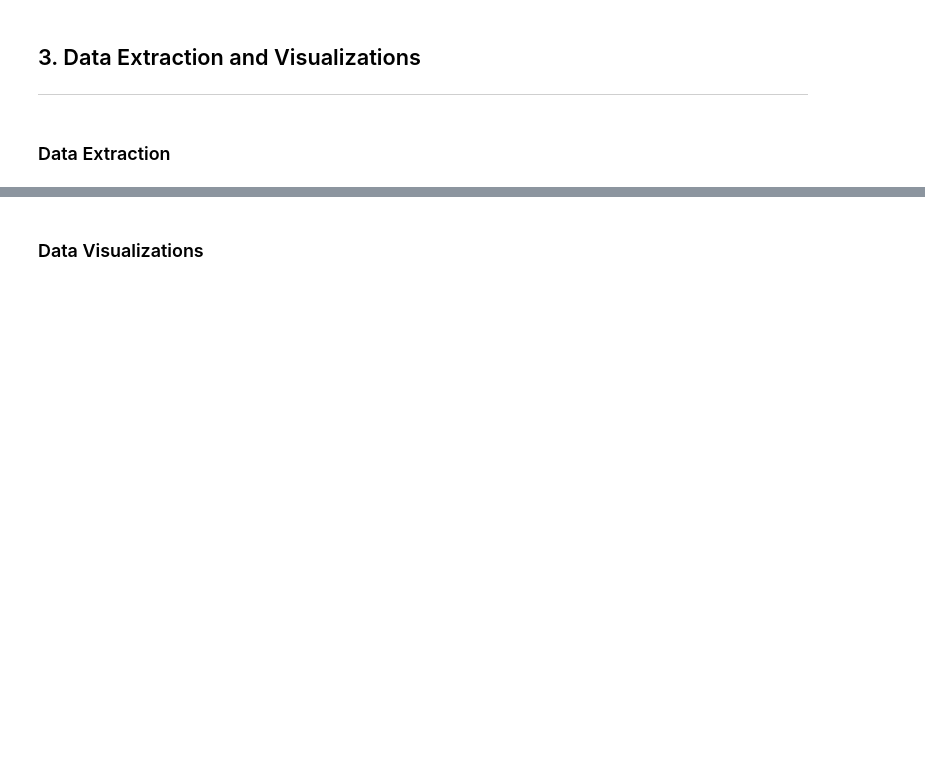
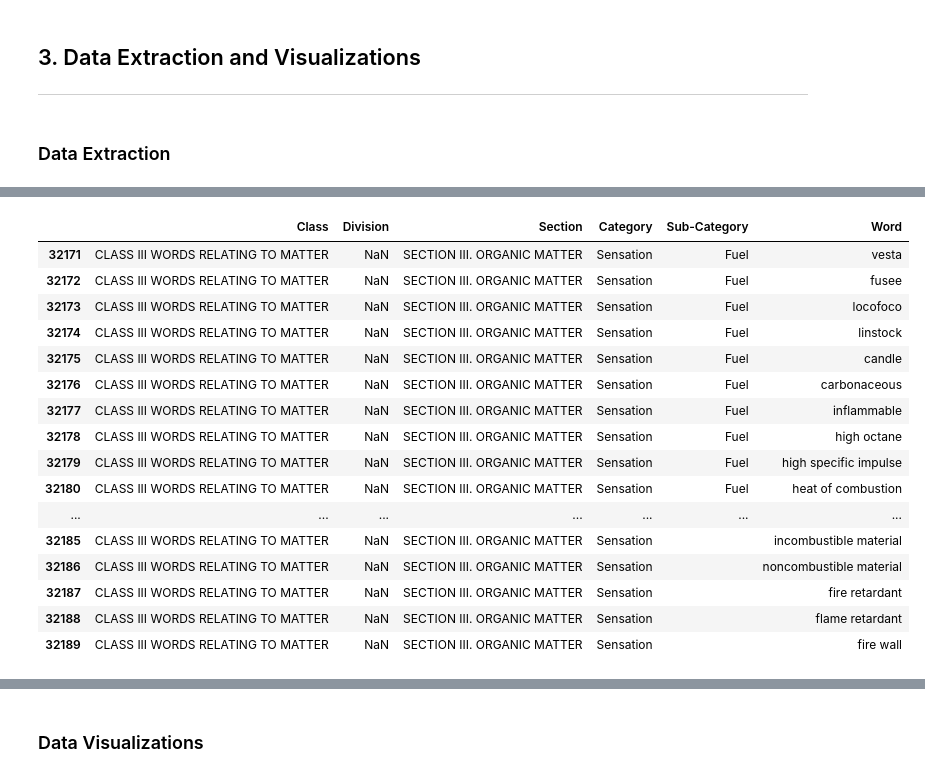
Before and after one commit to konstantinosmpouros/Jupyter_notebook, a Jupyter notebook: Roget's Thesaurus Classification/Roget's Data and Embeddings.ipynb, the cells around one changed output, grey strips where cells are left out. Cells and saved outputs as stored; diff of their text form; code cells hidden in the pictures; blank space fills up the shorter version.

```diff
--- a/Roget's Thesaurus Classification/Roget's Data and Embeddings.ipynb
+++ b/Roget's Thesaurus Classification/Roget's Data and Embeddings.ipynb
@@ -340,0 +191,3 @@ roget_words.loc[[92, 222]]
+# %%
+roget_words.drop_duplicates(keep='first', inplace=True)
+roget_words.shape
@@ -340,0 +277,20 @@ roget_words.loc[[92, 222]]
+# %%
+roget_words.iloc[32171 : 32190]
+# %% [output]
+|  | Class | Division | Section | Category | Sub-Category | Word |
+| 32171 | CLASS III WORDS RELATING TO MATTER | NaN | SECTION III. ORGANIC MATTER | Sensation | Fuel | vesta |
+| 32172 | CLASS III WORDS RELATING TO MATTER | NaN | SECTION III. ORGANIC MATTER | Sensation | Fuel | fusee |
+| 32173 | CLASS III WORDS RELATING TO MATTER | NaN | SECTION III. ORGANIC MATTER | Sensation | Fuel | locofoco |
+| 32174 | CLASS III WORDS RELATING TO MATTER | NaN | SECTION III. ORGANIC MATTER | Sensation | Fuel | linstock |
+| 32175 | CLASS III WORDS RELATING TO MATTER | NaN | SECTION III. ORGANIC MATTER | Sensation | Fuel | candle |
+| 32176 | CLASS III WORDS RELATING TO MATTER | NaN | SECTION III. ORGANIC MATTER | Sensation | Fuel | carbonaceous |
+| 32177 | CLASS III WORDS RELATING TO MATTER | NaN | SECTION III. ORGANIC MATTER | Sensation | Fuel | inflammable |
+| 32178 | CLASS III WORDS RELATING TO MATTER | NaN | SECTION III. ORGANIC MATTER | Sensation | Fuel | high octane |
+| 32179 | CLASS III WORDS RELATING TO MATTER | NaN | SECTION III. ORGANIC MATTER | Sensation | Fuel | high specific impulse |
+| 32180 | CLASS III WORDS RELATING TO MATTER | NaN | SECTION III. ORGANIC MATTER | Sensation | Fuel | heat of combustion |
+| ... | ... | ... | ... | ... | ... | ... |
+| 32185 | CLASS III WORDS RELATING TO MATTER | NaN | SECTION III. ORGANIC MATTER | Sensation |  | incombustible material |
+| 32186 | CLASS III WORDS RELATING TO MATTER | NaN | SECTION III. ORGANIC MATTER | Sensation |  | noncombustible material |
+| 32187 | CLASS III WORDS RELATING TO MATTER | NaN | SECTION III. ORGANIC MATTER | Sensation |  | fire retardant |
+| 32188 | CLASS III WORDS RELATING TO MATTER | NaN | SECTION III. ORGANIC MATTER | Sensation |  | flame retardant |
+| 32189 | CLASS III WORDS RELATING TO MATTER | NaN | SECTION III. ORGANIC MATTER | Sensation |  | fire wall |
```
Also changed, not shown: parts of 109 cells of this notebook, 3 other files.
